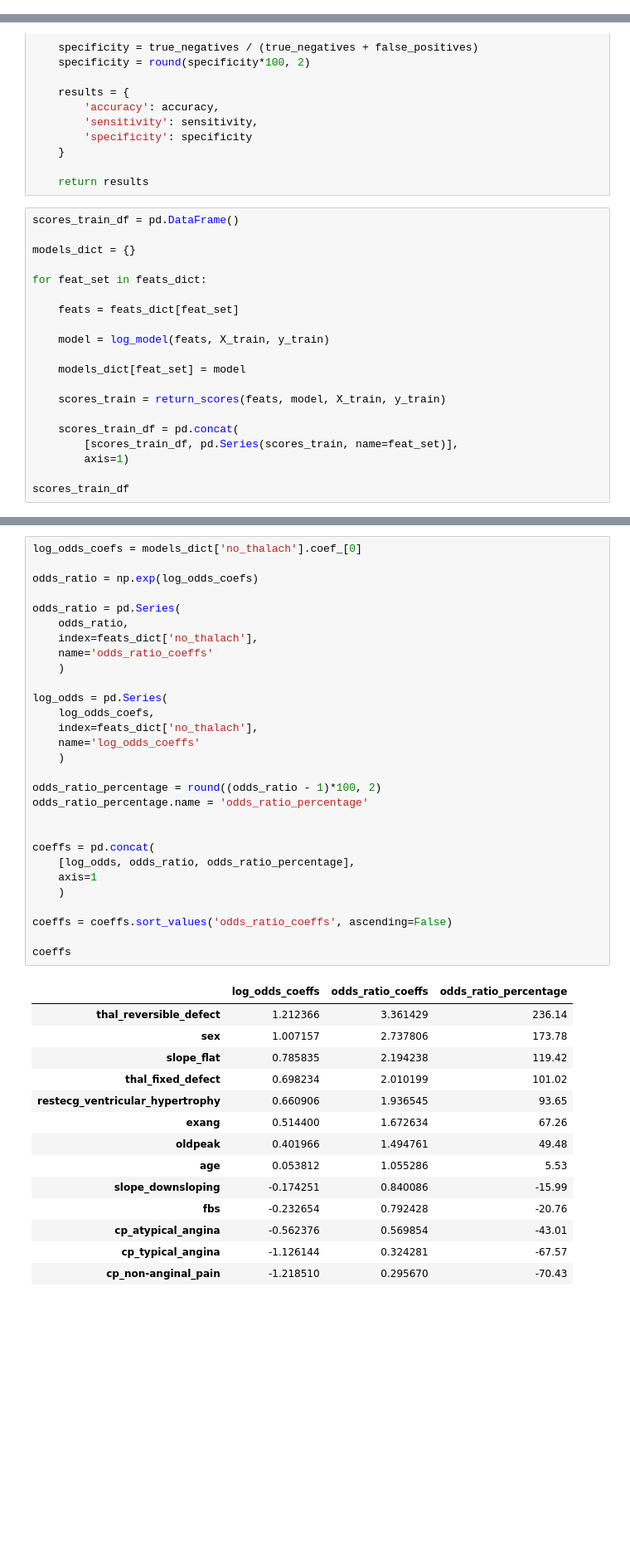
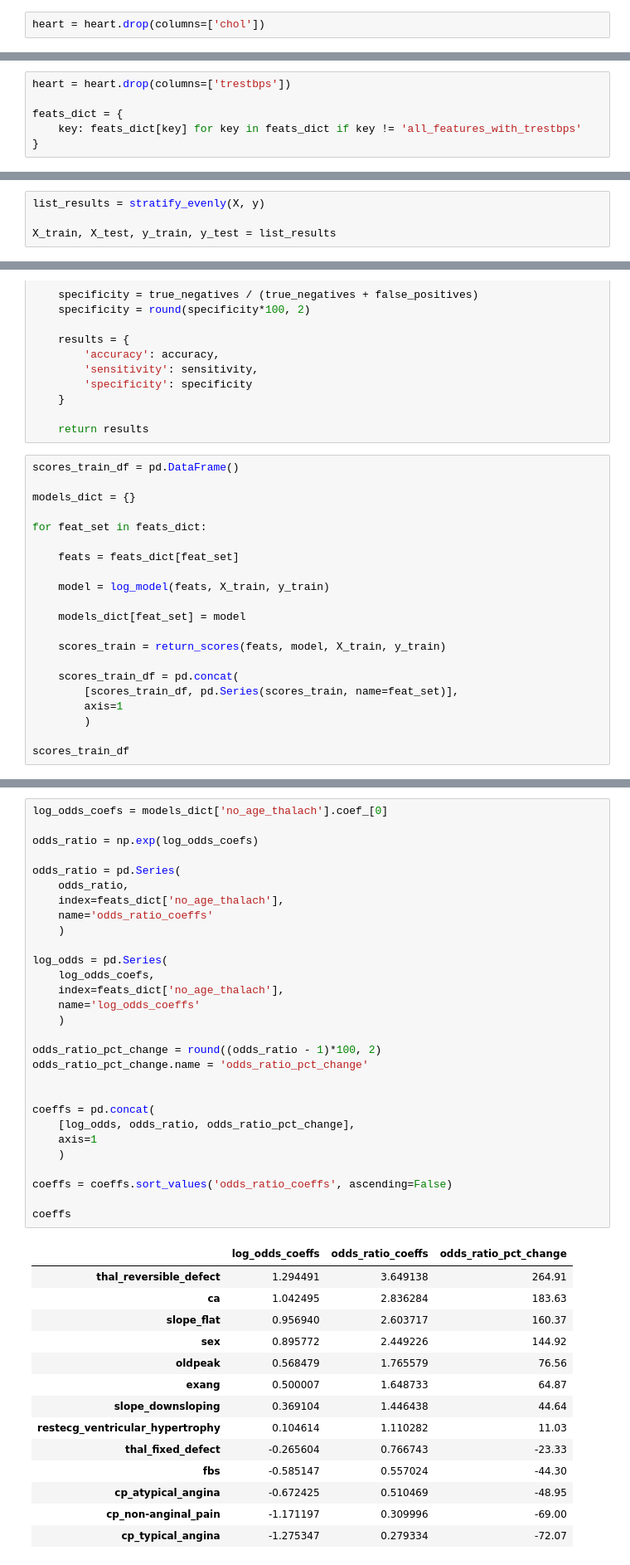
Before and after one commit to P-Roq/data_science_projects, a Jupyter notebook: p09 - Classying Heart Disease Via Logistic Regression/p09 _data_science _classifying_heart_disease_via_logistic_regression.ipynb, the cells around one changed output, grey strips where cells are left out. Shown at 83% size. Cells and saved outputs as stored; diff of their text form; blank space fills up the shorter version.

```diff
--- a/p09 - Classying Heart Disease Via Logistic Regression/p09 _data_science _classifying_heart_disease_via_logistic_regression.ipynb
+++ b/p09 - Classying Heart Disease Via Logistic Regression/p09 _data_science _classifying_heart_disease_via_logistic_regression.ipynb
@@ -460,0 +353,2 @@ In this section, we not only fit and produce predictions resorting solely to the
+# %%
+heart = heart.drop(columns=['chol'])
@@ -460,0 +406,6 @@ In this section, we not only fit and produce predictions resorting solely to the
+# %%
+heart = heart.drop(columns=['trestbps'])
+
+feats_dict = {
+    key: feats_dict[key] for key in feats_dict if key != 'all_features_with_trestbps'
+}
@@ -460,0 +444,4 @@ In this section, we not only fit and produce predictions resorting solely to the
+# %%
+list_results = stratify_evenly(X, y)
+
+X_train, X_test, y_train, y_test = list_results
@@ -509,7 +523,8 @@ for feat_set in feats_dict:
 
     scores_train_df = pd.concat(
         [scores_train_df, pd.Series(scores_train, name=feat_set)],
-        axis=1)
+        axis=1
+        )
 
 scores_train_df
 # %% [output]
@@ -524,44 +539,44 @@ As we can see above, all models behave similarly, while the model with all featu
 # %%
-log_odds_coefs = models_dict['no_thalach'].coef_[0]
+log_odds_coefs = models_dict['no_age_thalach'].coef_[0]
 
 odds_ratio = np.exp(log_odds_coefs)
 
 odds_ratio = pd.Series(
     odds_ratio,
-    index=feats_dict['no_thalach'],
+    index=feats_dict['no_age_thalach'],
     name='odds_ratio_coeffs'
     )
 
 log_odds = pd.Series(
     log_odds_coefs,
-    index=feats_dict['no_thalach'],
+    index=feats_dict['no_age_thalach'],
     name='log_odds_coeffs'
     )
 
-odds_ratio_percentage = round((odds_ratio - 1)*100, 2)
-odds_ratio_percentage.name = 'odds_ratio_percentage'
+odds_ratio_pct_change = round((odds_ratio - 1)*100, 2)
+odds_ratio_pct_change.name = 'odds_ratio_pct_change'
 
 
 coeffs = pd.concat(
-    [log_odds, odds_ratio, odds_ratio_percentage],
+    [log_odds, odds_ratio, odds_ratio_pct_change],
     axis=1
     )
 
 coeffs = coeffs.sort_values('odds_ratio_coeffs', ascending=False)
 
 coeffs
 # %% [output]
-|  | log_odds_coeffs | odds_ratio_coeffs | odds_ratio_percentage |
-| thal_reversible_defect | 1.212366 | 3.361429 | 236.14 |
-| sex | 1.007157 | 2.737806 | 173.78 |
-| slope_flat | 0.785835 | 2.194238 | 119.42 |
-| thal_fixed_defect | 0.698234 | 2.010199 | 101.02 |
-| restecg_ventricular_hypertrophy | 0.660906 | 1.936545 | 93.65 |
-| exang | 0.514400 | 1.672634 | 67.26 |
-| oldpeak | 0.401966 | 1.494761 | 49.48 |
-| age | 0.053812 | 1.055286 | 5.53 |
-| slope_downsloping | -0.174251 | 0.840086 | -15.99 |
-| fbs | -0.232654 | 0.792428 | -20.76 |
-| cp_atypical_angina | -0.562376 | 0.569854 | -43.01 |
-| cp_typical_angina | -1.126144 | 0.324281 | -67.57 |
-| cp_non-anginal_pain | -1.218510 | 0.295670 | -70.43 |
+|  | log_odds_coeffs | odds_ratio_coeffs | odds_ratio_pct_change |
+| thal_reversible_defect | 1.294491 | 3.649138 | 264.91 |
+| ca | 1.042495 | 2.836284 | 183.63 |
+| slope_flat | 0.956940 | 2.603717 | 160.37 |
+| sex | 0.895772 | 2.449226 | 144.92 |
+| oldpeak | 0.568479 | 1.765579 | 76.56 |
+| exang | 0.500007 | 1.648733 | 64.87 |
+| slope_downsloping | 0.369104 | 1.446438 | 44.64 |
+| restecg_ventricular_hypertrophy | 0.104614 | 1.110282 | 11.03 |
+| thal_fixed_defect | -0.265604 | 0.766743 | -23.33 |
+| fbs | -0.585147 | 0.557024 | -44.30 |
+| cp_atypical_angina | -0.672425 | 0.510469 | -48.95 |
+| cp_non-anginal_pain | -1.171197 | 0.309996 | -69.00 |
+| cp_typical_angina | -1.275347 | 0.279334 | -72.07 |
```
Also changed, not shown: parts of 83 cells of this notebook.
